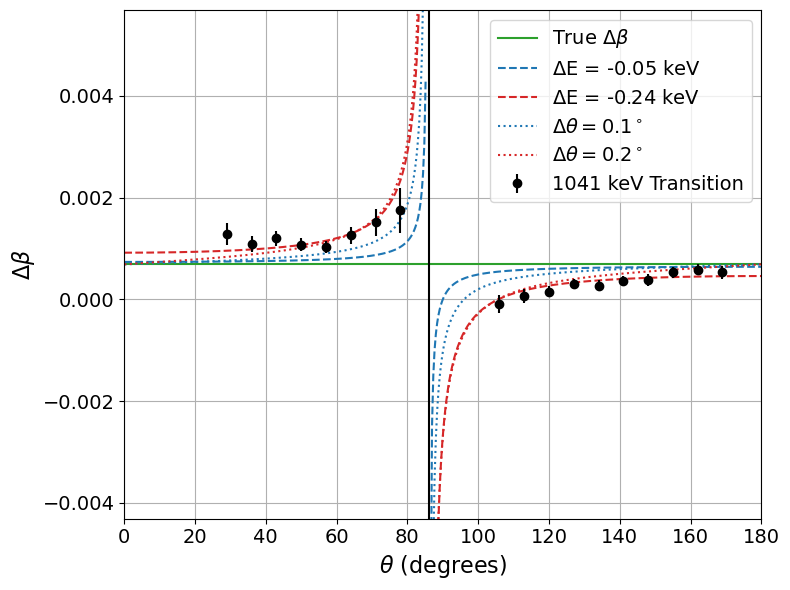
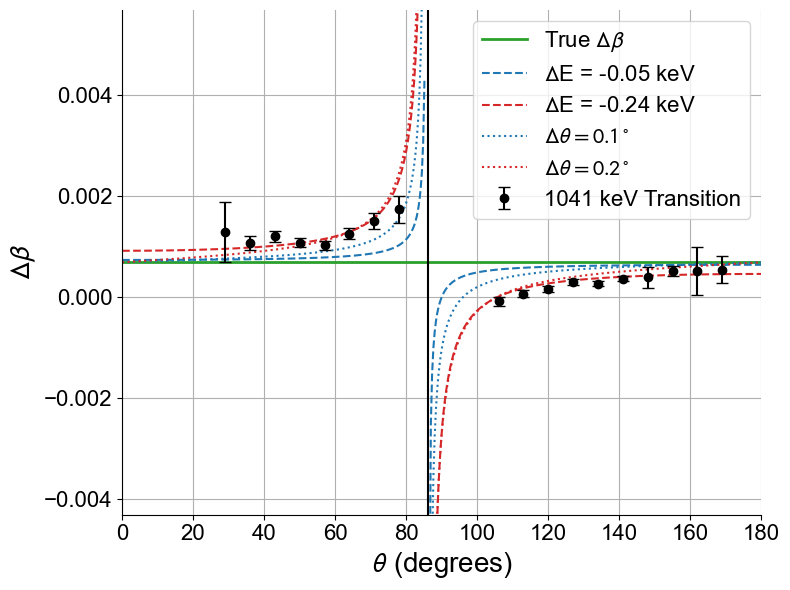
The change to this notebook cell's code, shown as a diff; its figure went from the first image to the second:
--- before
+++ after
@@ -1,2 +1,13 @@
+# Nature-specific font settings
+plt.rcParams.update({
+    "font.family": "sans-serif",
+    "font.sans-serif": ["Arial", "Helvetica", "Liberation Sans"], # Fallback chain
+    "pdf.fonttype": 42,        # Ensures text is editable in Illustrator/Inkscape
+    "ps.fonttype": 42,
+    "mathtext.fontset": "stixsans", # Makes LaTeX math match the sans-serif look
+    "axes.labelweight": "normal",
+    "axes.titleweight": "normal"
+})
+
 def select_solutions(theta_vals, beta_vals1, beta_vals2, theta_cut=86):
     mask = np.rad2deg(theta_vals) > theta_cut
@@ -17,6 +28,6 @@
 y2 = y2 - 0.07 + delta_beta_ref
 
-plt.plot(np.rad2deg(x1), y1, label=r'True $\Delta \beta$', color='tab:green')
-plt.plot(np.rad2deg(x2), y2, color='tab:green')
+plt.plot(np.rad2deg(x1), y1, label=r'True $\Delta \beta$', color='tab:green', lw=2)
+plt.plot(np.rad2deg(x2), y2, color='tab:green', lw=2)
 
 beta_vals1, beta_vals2, theta_vals = calculate_doppler_beta(1.041, energy_offset=-0.00005, angle_offset=0.0, fixed_beta=0.07)
@@ -59,5 +70,6 @@
 theta_data, delta_beta_data, delta_beta_error = data
 
-plt.errorbar(theta_data, delta_beta_data, yerr=delta_beta_error, fmt='o', color='black', label='1041 keV Transition')
+plt.errorbar(theta_data, delta_beta_data, yerr=delta_beta_error, fmt='o', color='black', label='1041 keV Transition',
+             capsize=4, markeredgecolor='black', markeredgewidth=1, zorder=5, elinewidth=1.5)
 
 plt.axvline(86, color='black')
@@ -66,9 +78,9 @@
 plt.ylim(-1, 1)
 
-plt.xlabel(r'$\theta$ (degrees)', fontsize=16)
-plt.ylabel(r'$\Delta \beta$', fontsize=16)
+plt.xlabel(r'$\theta$ (degrees)', fontsize=20)
+plt.ylabel(r'$\Delta \beta$', fontsize=20)
 
-plt.xticks(fontsize=14)
-plt.yticks(fontsize=14)
+plt.xticks(fontsize=16)
+plt.yticks(fontsize=16)
 
 plt.ylim(-5e-3 + delta_beta_ref, 5e-3 + delta_beta_ref)
@@ -76,5 +88,10 @@
 plt.grid()
 
-plt.legend(fontsize=14)
+plt.legend(fontsize=16)
+
+# Remove upper and right spines
+ax = plt.gca()
+ax.spines['top'].set_visible(False)
+ax.spines['right'].set_visible(False)
 
 plt.tight_layout()

Commit: Clean before the paper submission.